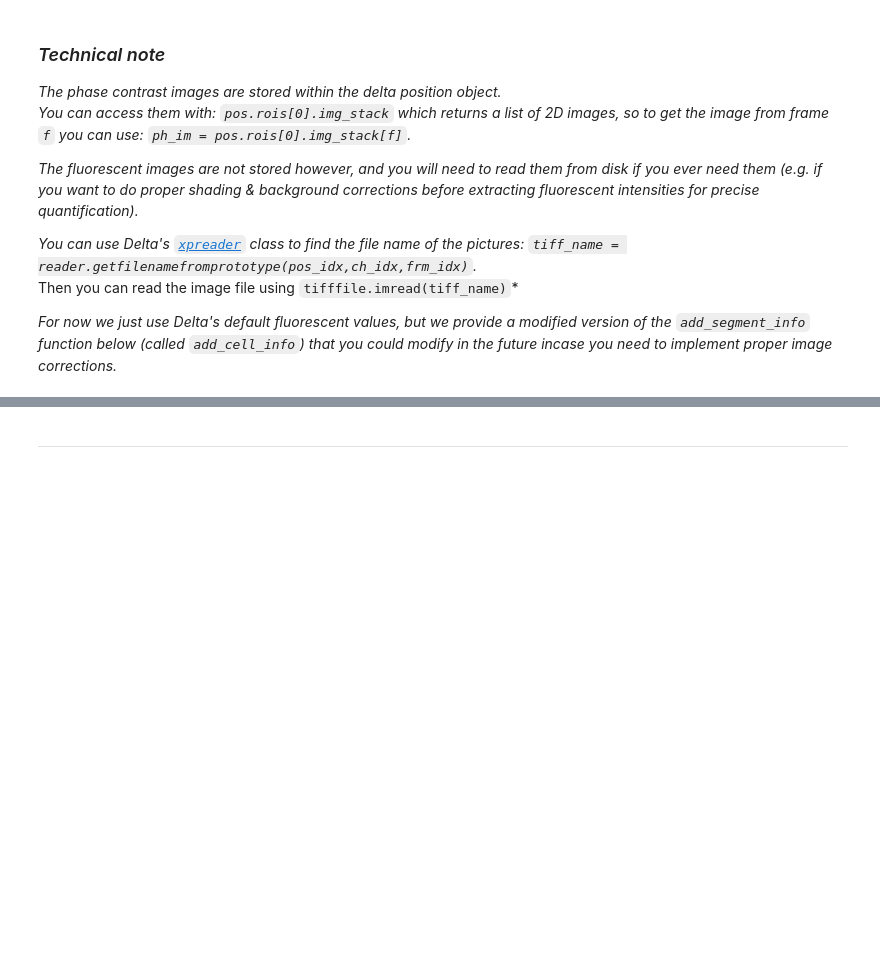
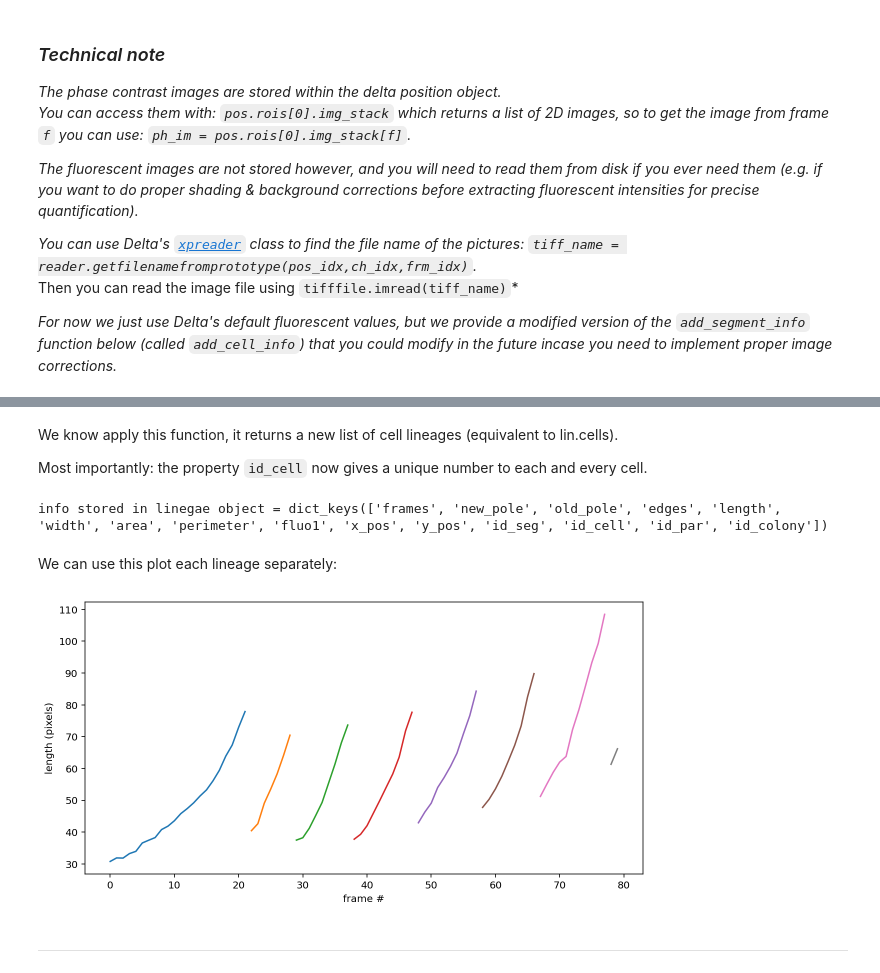
Before and after one commit to sib-swiss/spring_school_bioinformatics_microbiology, a Jupyter notebook: projects/project2/Project2B/2_post_processing_delta.ipynb, the cells around one changed output, grey strips where cells are left out. Drawn from its saved outputs; the diff is of its cells as text; code cells hidden in the pictures; blank space fills up the shorter version.

```diff
--- a/projects/project2/Project2B/2_post_processing_delta.ipynb
+++ b/projects/project2/Project2B/2_post_processing_delta.ipynb
@@ -414,3 +379,28 @@ We can then convert the list of dictonaries to a pandas data frame:
+# %% [markdown]
+We know apply this function, it returns a new list of cell lineages (equivalent to lin.cells).
+
+Most importantly: the property `id_cell` now gives a unique number to each and every cell.
+# %%
+cell_list = split_lineages(lin) #call split lin function
+print('info stored in linegae object =', cell_list[0].keys())
+# %% [output]
+info stored in linegae object = dict_keys(['frames', 'new_pole', 'old_pole', 'edges', 'length', 'width', 'area', 'perimeter', 'fluo1', 'x_pos', 'y_pos', 'id_seg', 'id_cell', 'id_par', 'id_colony'])
+# %% [markdown]
+We can use this plot each lineage separately:
+# %%
+for cell_id in range(8):
+    #current cell lineage
+    cell = cell_list[cell_id]
+
+    #convert lists to numpy arrays for easier manipulation
+    lin_frames = np.array(cell['frames'])
+    lin_length = np.array(cell['length'])
+    plt.plot(lin_frames,lin_length)
+plt.xlabel('frame #')
+plt.ylabel('length (pixels)')
+plt.show()
+# %% [output]
+[figure, added]
 # %% [markdown]
 ---
 # %% [markdown]
```
Also changed, not shown: parts of 21 cells of this notebook, 4 other files.
